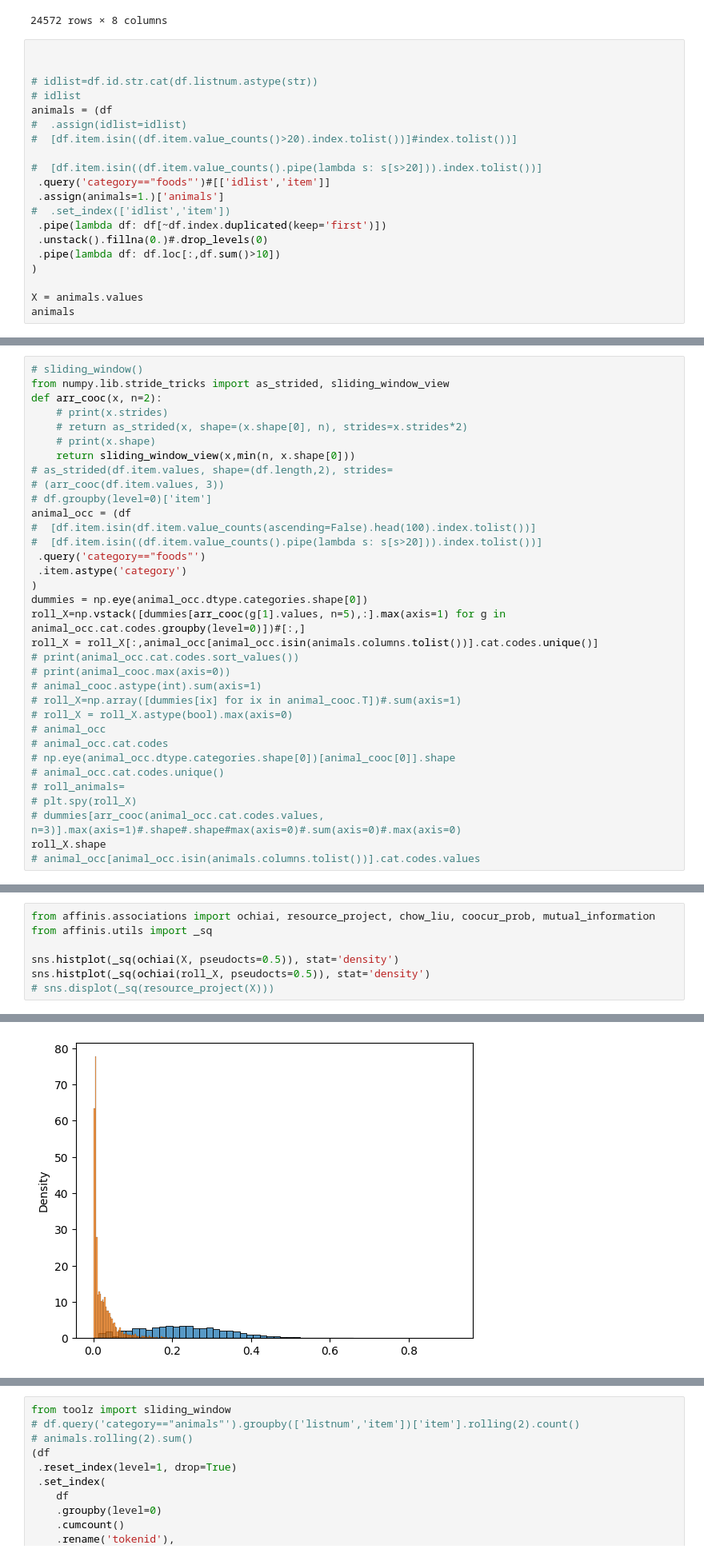
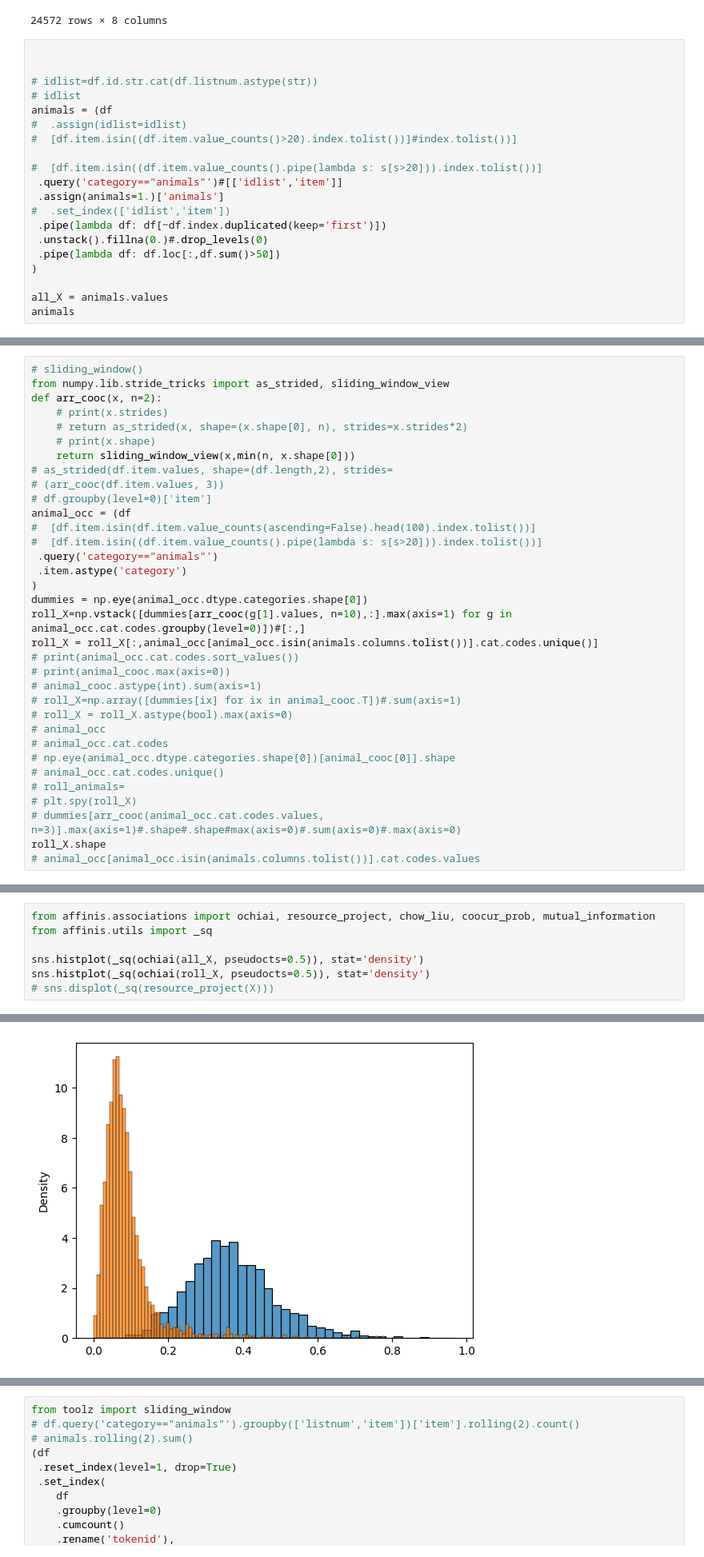
Before and after one commit to usnistgov/affinis, a Jupyter notebook: docs/fluency.ipynb, the cells around one changed output, grey strips where cells are left out. Shown at 80% size. Cells and saved outputs as stored; diff of their text form.

```diff
--- a/docs/fluency.ipynb
+++ b/docs/fluency.ipynb
@@ -44,14 +46,14 @@ animals = (df
 #  [df.item.isin((df.item.value_counts()>20).index.tolist())]#index.tolist())]
 
 #  [df.item.isin((df.item.value_counts().pipe(lambda s: s[s>20])).index.tolist())]
- .query('category=="foods"')#[['idlist','item']]
+ .query('category=="animals"')#[['idlist','item']]
  .assign(animals=1.)['animals']
 #  .set_index(['idlist','item'])
  .pipe(lambda df: df[~df.index.duplicated(keep='first')])
  .unstack().fillna(0.)#.drop_levels(0)
- .pipe(lambda df: df.loc[:,df.sum()>10])
+ .pipe(lambda df: df.loc[:,df.sum()>50])
 )
 
-X = animals.values
+all_X = animals.values
 animals
 # %% [output]
@@ -94,11 +96,11 @@ def arr_cooc(x, n=2):
 animal_occ = (df
 #  [df.item.isin(df.item.value_counts(ascending=False).head(100).index.tolist())]
 #  [df.item.isin((df.item.value_counts().pipe(lambda s: s[s>20])).index.tolist())]
- .query('category=="foods"')
+ .query('category=="animals"')
  .item.astype('category')
 )
 dummies = np.eye(animal_occ.dtype.categories.shape[0])
-roll_X=np.vstack([dummies[arr_cooc(g[1].values, n=5),:].max(axis=1) for g in animal_occ.cat.codes.groupby(level=0)])#[:,]
+roll_X=np.vstack([dummies[arr_cooc(g[1].values, n=10),:].max(axis=1) for g in animal_occ.cat.codes.groupby(level=0)])#[:,]
 roll_X = roll_X[:,animal_occ[animal_occ.isin(animals.columns.tolist())].cat.codes.unique()]
 # print(animal_occ.cat.codes.sort_values())
 # print(animal_cooc.max(axis=0))
@@ -135,12 +121,12 @@ array([[1.        , 0.08196935, 0.03615737, ..., 0.01709062, 0.04325306,
 # %%
 from affinis.associations import ochiai, resource_project, chow_liu, coocur_prob, mutual_information
 from affinis.utils import _sq
 
-sns.histplot(_sq(ochiai(X, pseudocts=0.5)), stat='density')
+sns.histplot(_sq(ochiai(all_X, pseudocts=0.5)), stat='density')
 sns.histplot(_sq(ochiai(roll_X, pseudocts=0.5)), stat='density')
 # sns.displot(_sq(resource_project(X)))
 # %% [output]
 <Axes: ylabel='Density'>
-[figure, old version]
+[figure, new version]
 # %%
 import networkx as nx
```
Also changed, not shown: parts of 30 cells of this notebook, 7 other files.
